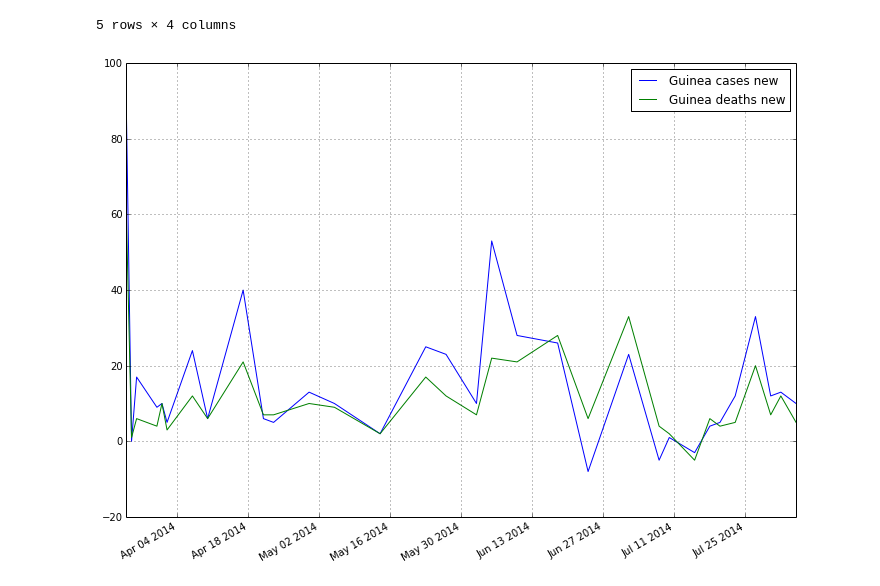
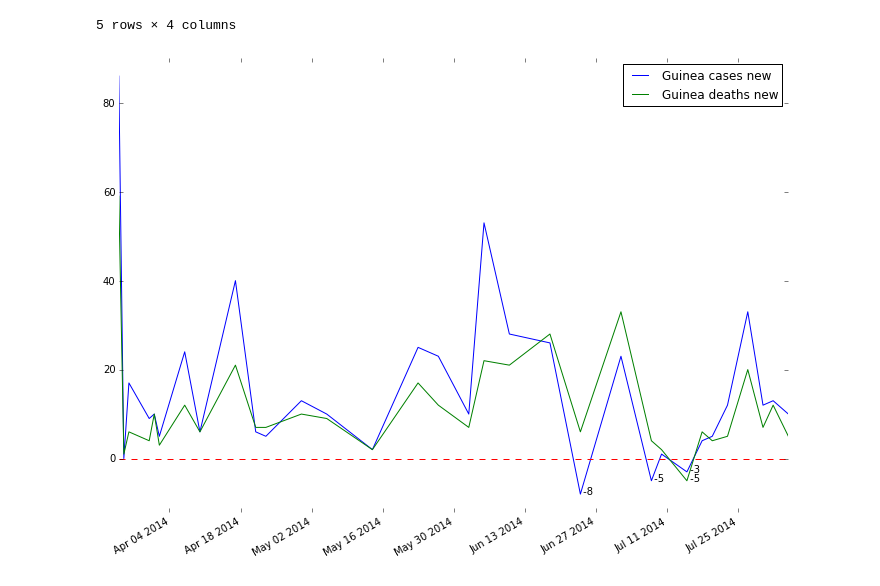
Before and after one commit to cemmanouilidis/notebook-ebola-outbreak-2014, a Jupyter notebook: Ebola outbreak 2014.ipynb, the cells around one changed output. Drawn from its saved outputs; the diff is of its cells as text; code cells hidden in the pictures.

Commit message:
Improve plot
- add annotations
- add dashed line through 0-line
- remove grid

```diff
--- a/Ebola outbreak 2014.ipynb
+++ b/Ebola outbreak 2014.ipynb
@@ -101,8 +101,26 @@ dfg.head()
 # %%
 dfp = pd.DataFrame(dfg, columns=("Guinea cases new", "Guinea deaths new"))
 
 ax = dfp.plot(figsize=(12,9))
+ax.grid(False)
+ax.set_frame_on(False)
+
+ax.annotate(" -8", xy=("2014-06-24", -8))
+ax.annotate(" -5", xy=("2014-07-08", -5))
+ax.annotate(" -3", xy=("2014-07-15", -3))
+ax.annotate(" -5", xy=("2014-07-15", -5))
+
+ax.set_ylim(-12, 90)
+
+ax.plot(
+    ["Jan 01 2014", "Sep 01 2014"],
+    [0, 0],
+    color='red', linestyle='dashed', linewidth=1
+)
+
 fig = ax.get_figure()
-fig.savefig("static/ebola-outbreak-guinea-wrong-data-2014.png")
+fig.savefig("static/ebola-outbreak-guinea-2014.png")
+
+plt.show()
 # %% [output]
-[figure, old version]
+[figure, new version]
```
Also changed, not shown: 3 other files.
